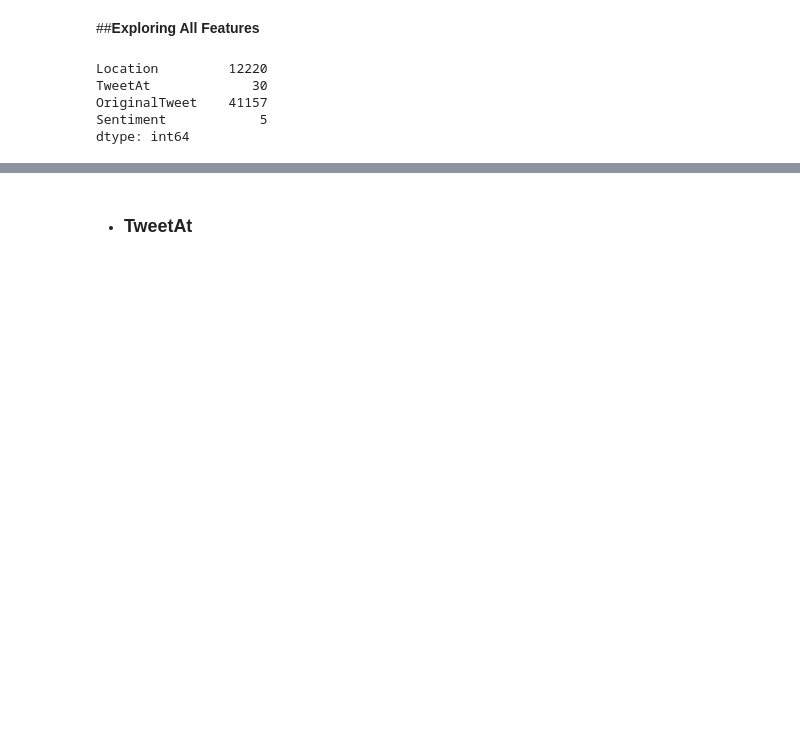
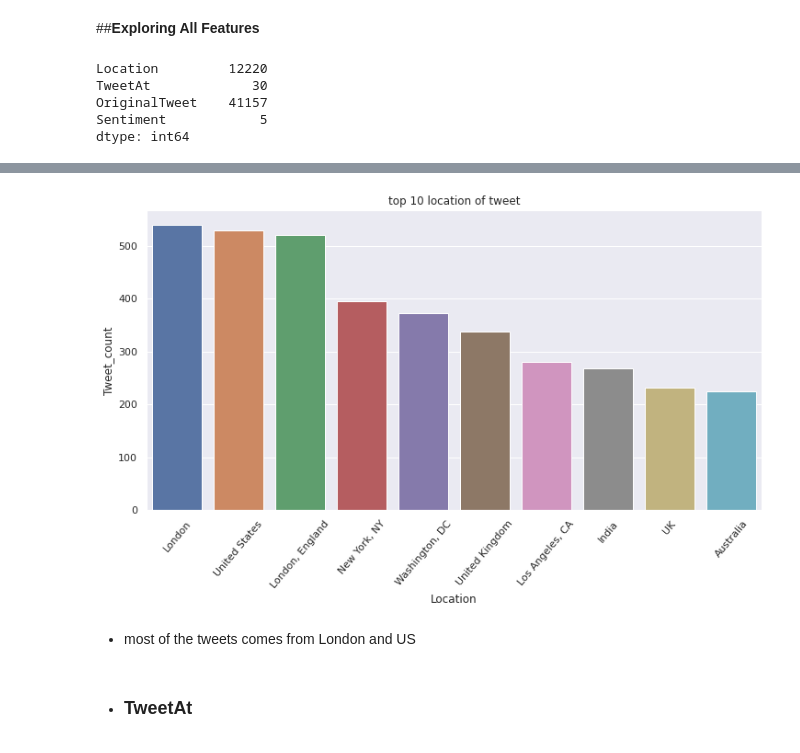
Before and after one commit to Rajesh1505/Coronavirus_Tweet_Sentiment_Analysis-Capstone_Project_3, a Jupyter notebook: Coronavirus_Tweet_Sentiment_Analysis_Rajesh_Kumar_Patel_Capstone_Project_3.ipynb, the cells around one changed output, grey strips where cells are left out. Drawn from its saved outputs; the diff is of its cells as text; code cells hidden in the pictures; blank space fills up the shorter version.

```diff
--- a/Coronavirus_Tweet_Sentiment_Analysis_Rajesh_Kumar_Patel_Capstone_Project_3.ipynb
+++ b/Coronavirus_Tweet_Sentiment_Analysis_Rajesh_Kumar_Patel_Capstone_Project_3.ipynb
@@ -152,0 +155,7 @@ dtype: int64
+# %%
+#top 10 location wise tweets
+top_10_loc = tweet_data['Location'].value_counts().head(10)
+top_10_loc_df = pd.DataFrame(top_10_loc)
+top_10_loc_df.reset_index(inplace=True)
+top_10_loc_df = top_10_loc_df.rename(columns={'index':'Location', 'Location':'Tweet_count'})
+top_10_loc_df
@@ -153,3 +174,14 @@ dtype: int64
+# %%
+#visualize top 10 location wise tweets
+plt.subplots(figsize=(12,6))
+plt.title('top 10 location of tweet')
+sns.barplot('Location','Tweet_count',data = top_10_loc_df)
+plt.xticks(rotation = 50)
+plt.show()
+# %% [output]
+[figure, added]
+# %% [markdown]
+* most of the tweets comes from London and US
 # %% [markdown]
 *  ### **TweetAt**
 # %%
```
Also changed, not shown: parts of 24 cells of this notebook.
